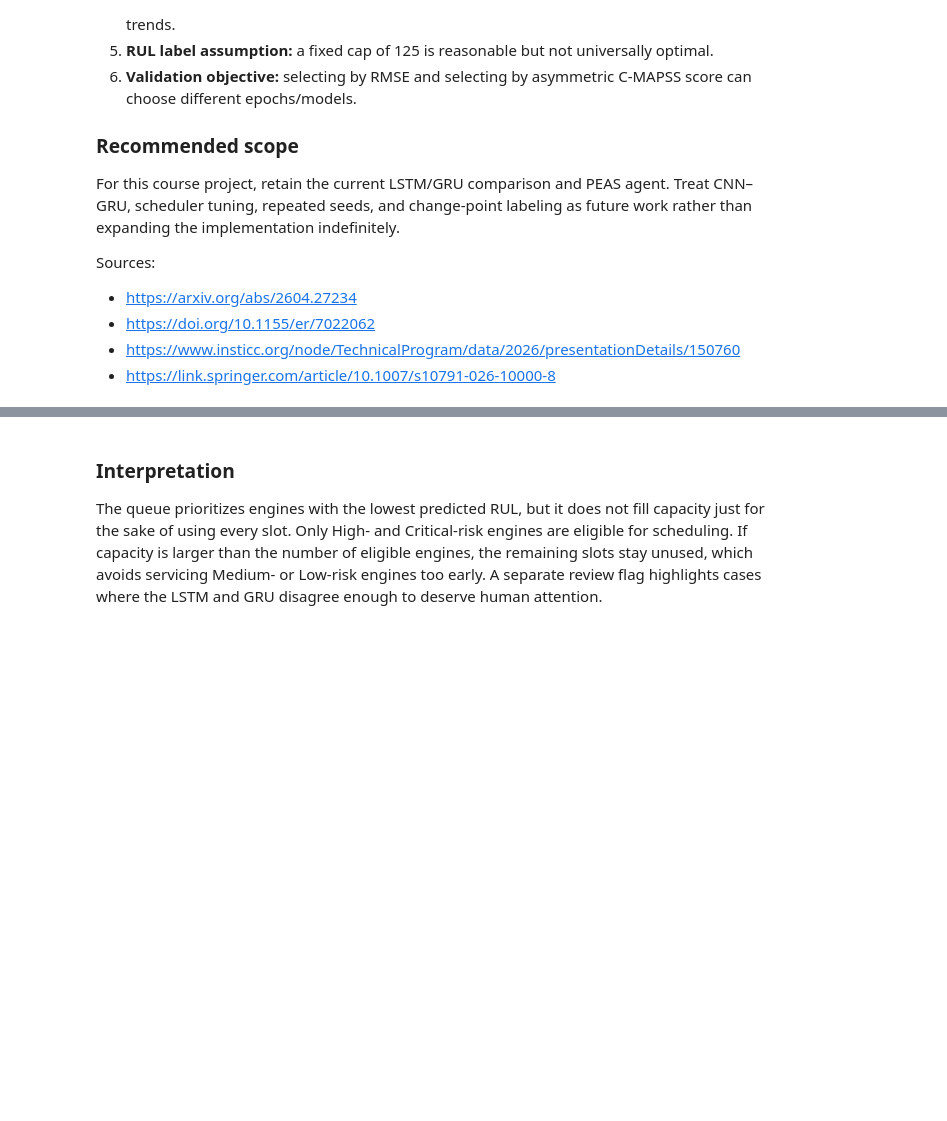
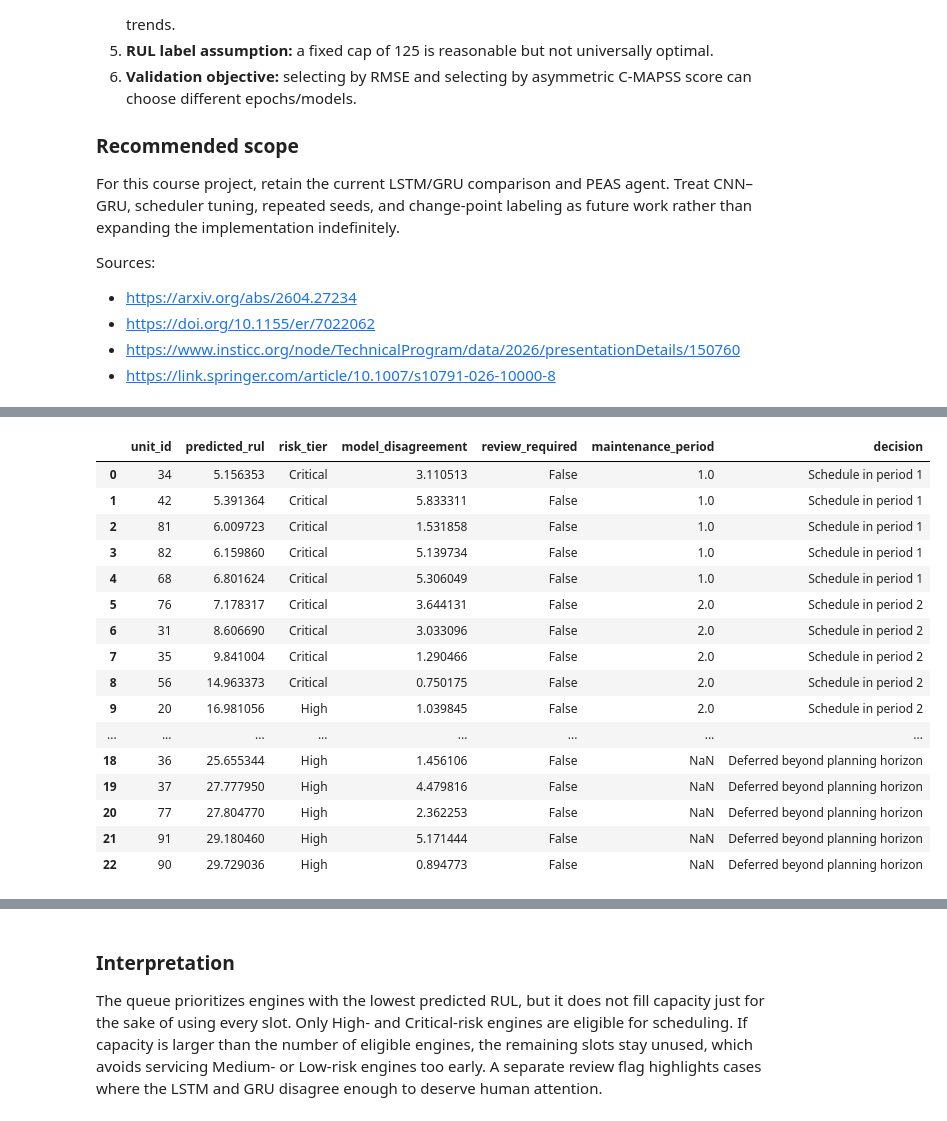
Before and after one commit to sudhakaran-srinivasan/intelligent-predictive-maintenance, a Jupyter notebook: notebooks/06_end_to_end_intelligent_predictive_maintenance.ipynb, the cells around one changed output, grey strips where cells are left out. Drawn from its saved outputs; the diff is of its cells as text; code cells hidden in the pictures; blank space fills up the shorter version.

```diff
--- a/notebooks/06_end_to_end_intelligent_predictive_maintenance.ipynb
+++ b/notebooks/06_end_to_end_intelligent_predictive_maintenance.ipynb
@@ -2423,0 +2710,83 @@ Validation-selected recurrent model: GRU_128x2
+# %%
+# ---------------------------------------------------------
+# 8. Convert optimization results into maintenance actions
+# ---------------------------------------------------------
+
+optimized_schedule = []
+
+for i, row in optimization_input.iterrows():
+
+    assigned_period = None
+
+    for t_idx, period in enumerate(PLANNING_PERIODS):
+
+        if result.x[x_index(i, t_idx)] > 0.5:
+            assigned_period = period
+            break
+
+    deferred = (
+        result.x[u_index(i)] > 0.5
+    )
+
+    optimized_schedule.append({
+        "unit_id": int(row["unit_id"]),
+        "predicted_rul": float(
+            row["predicted_rul"]
+        ),
+        "risk_tier": row["risk_tier"],
+        "model_disagreement": float(
+            row["model_disagreement"]
+        ),
+        "review_required": bool(
+            row["review_required"]
+        ),
+        "maintenance_period": (
+            assigned_period
+            if assigned_period is not None
+            else np.nan
+        ),
+        "decision": (
+            f"Schedule in period {assigned_period}"
+            if assigned_period is not None
+            else "Deferred beyond planning horizon"
+        ),
+    })
+
+
+optimized_schedule = (
+    pd.DataFrame(optimized_schedule)
+    .sort_values(
+        [
+            "maintenance_period",
+            "predicted_rul",
+        ],
+        ascending=[True, True],
+        na_position="last",
+    )
+    .reset_index(drop=True)
+)
+
+display(optimized_schedule)
+
+optimized_schedule.to_csv(
+    REPORTS_DIR / "optimized_maintenance_schedule.csv",
+    index=False,
+)
+# %% [output]
+|  | unit_id | predicted_rul | risk_tier | model_disagreement | review_required | maintenance_period | decision |
+| 0 | 34 | 5.156353 | Critical | 3.110513 | False | 1.0 | Schedule in period 1 |
+| 1 | 42 | 5.391364 | Critical | 5.833311 | False | 1.0 | Schedule in period 1 |
+| 2 | 81 | 6.009723 | Critical | 1.531858 | False | 1.0 | Schedule in period 1 |
+| 3 | 82 | 6.159860 | Critical | 5.139734 | False | 1.0 | Schedule in period 1 |
+| 4 | 68 | 6.801624 | Critical | 5.306049 | False | 1.0 | Schedule in period 1 |
+| 5 | 76 | 7.178317 | Critical | 3.644131 | False | 2.0 | Schedule in period 2 |
+| 6 | 31 | 8.606690 | Critical | 3.033096 | False | 2.0 | Schedule in period 2 |
+| 7 | 35 | 9.841004 | Critical | 1.290466 | False | 2.0 | Schedule in period 2 |
+| 8 | 56 | 14.963373 | Critical | 0.750175 | False | 2.0 | Schedule in period 2 |
+| 9 | 20 | 16.981056 | High | 1.039845 | False | 2.0 | Schedule in period 2 |
+| ... | ... | ... | ... | ... | ... | ... | ... |
+| 18 | 36 | 25.655344 | High | 1.456106 | False | NaN | Deferred beyond planning horizon |
+| 19 | 37 | 27.777950 | High | 4.479816 | False | NaN | Deferred beyond planning horizon |
+| 20 | 77 | 27.804770 | High | 2.362253 | False | NaN | Deferred beyond planning horizon |
+| 21 | 91 | 29.180460 | High | 5.171444 | False | NaN | Deferred beyond planning horizon |
+| 22 | 90 | 29.729036 | High | 0.894773 | False | NaN | Deferred beyond planning horizon |
```
Also changed, not shown: parts of 21 cells of this notebook, 3 other files.
